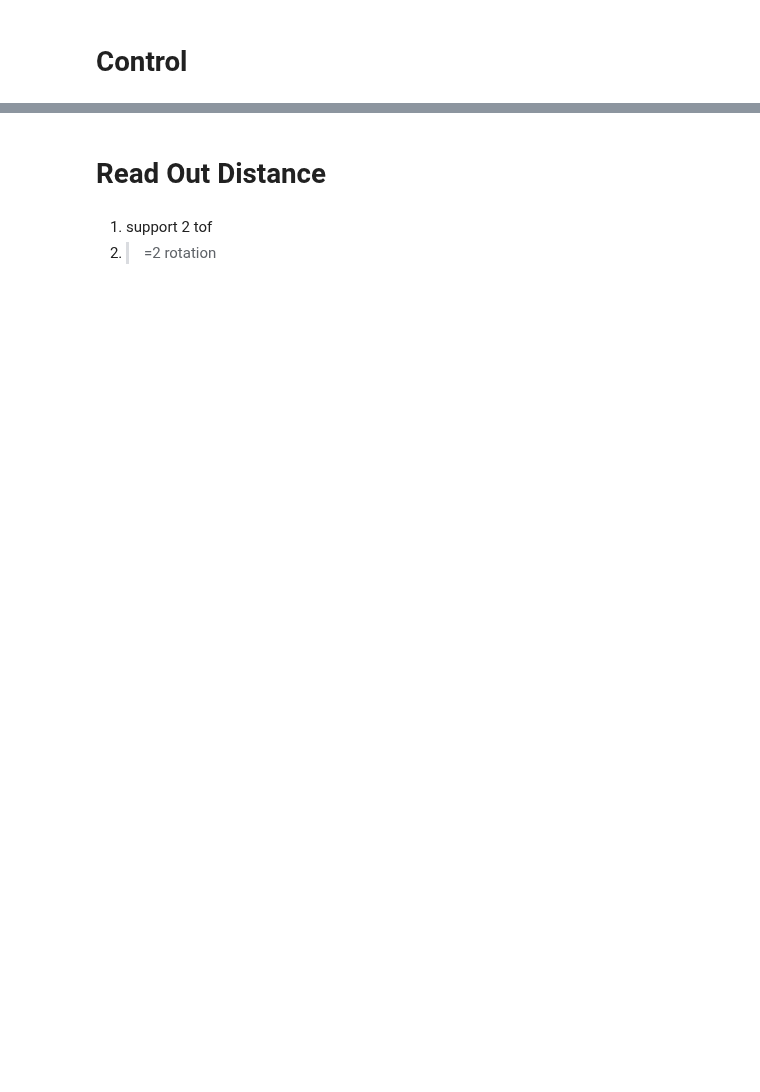
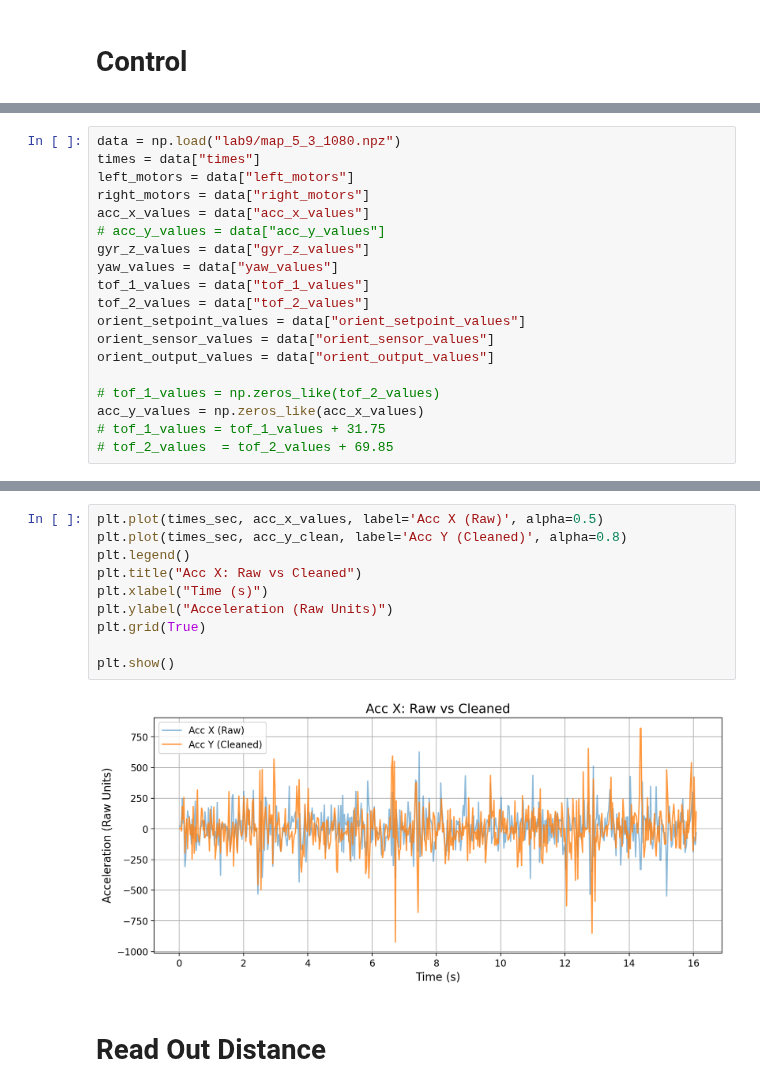
Before and after one commit to Y1hhnn/FastRobots-2026, a Jupyter notebook: ble_python/lab9.ipynb, the cells around one changed output, grey strips where cells are left out. Saved outputs shown, nothing was run; the diff lists cells and outputs as text; blank space fills up the shorter version.

```diff
--- a/ble_python/lab9.ipynb
+++ b/ble_python/lab9.ipynb
@@ -149,3 +306,22 @@ np.savez("lab9/control_720_1TOF_2.npz",
+# %%
+data = np.load("lab9/map_5_3_1080.npz")
+times = data["times"]
+left_motors = data["left_motors"]
+right_motors = data["right_motors"]
+acc_x_values = data["acc_x_values"]
+# acc_y_values = data["acc_y_values"]
+gyr_z_values = data["gyr_z_values"]
+yaw_values = data["yaw_values"]
+tof_1_values = data["tof_1_values"]
+tof_2_values = data["tof_2_values"]
+orient_setpoint_values = data["orient_setpoint_values"]
+orient_sensor_values = data["orient_sensor_values"]
+orient_output_values = data["orient_output_values"]
+
+# tof_1_values = np.zeros_like(tof_2_values)
+acc_y_values = np.zeros_like(acc_x_values)
+# tof_1_values = tof_1_values + 31.75
+# tof_2_values  = tof_2_values + 69.85
 # %%
 import matplotlib.pyplot as plt
 import matplotlib.gridspec as gridspec
@@ -352,5 +581,14 @@ Total Center Shift: 380.43 mm
+# %%
+plt.plot(times_sec, acc_x_values, label='Acc X (Raw)', alpha=0.5)
+plt.plot(times_sec, acc_y_clean, label='Acc Y (Cleaned)', alpha=0.8)
+plt.legend()
+plt.title("Acc X: Raw vs Cleaned")
+plt.xlabel("Time (s)")
+plt.ylabel("Acceleration (Raw Units)")
+plt.grid(True)
+
+plt.show()
+# %% [output]
+[figure, added]
 # %% [markdown]
 # Read Out Distance
-# %% [markdown]
-1. support 2 tof
-2. >=2 rotation
```
Also changed, not shown: parts of 20 cells of this notebook, 19 other files.
